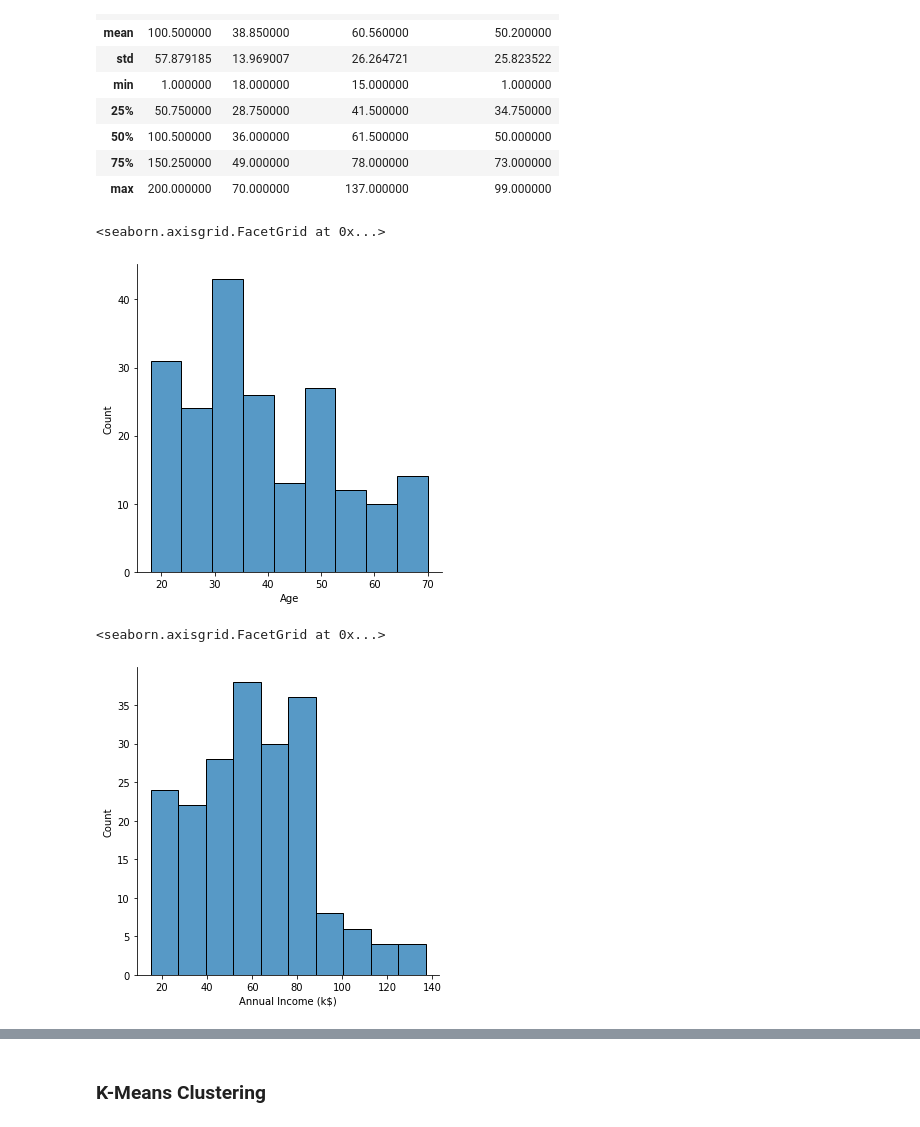
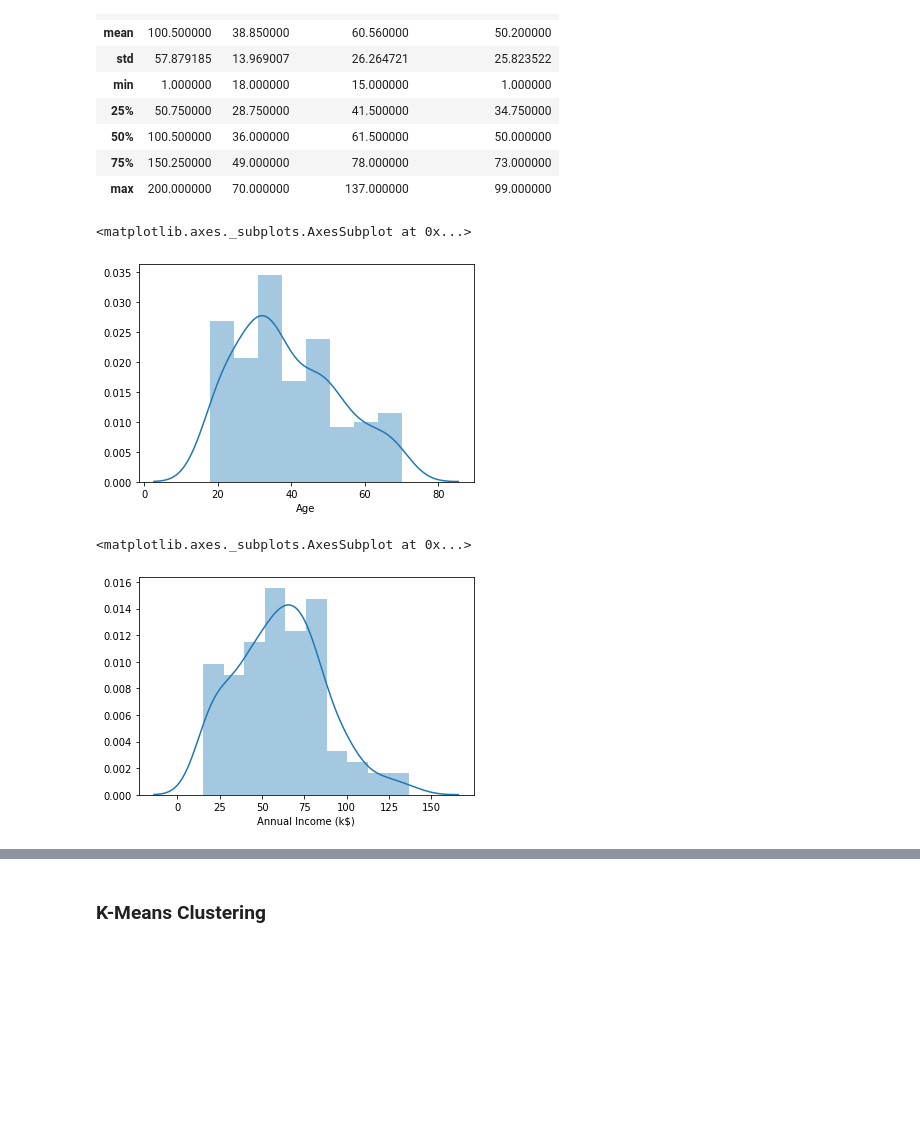
Before and after one commit to pedromaiapatinha/Mall_Customers_Segmentation, a Jupyter notebook: K-Means Clustering - Mall Customers Segmentation.ipynb, the cells around one changed output, grey strips where cells are left out. Cells and saved outputs as stored; diff of their text form; code cells hidden in the pictures; blank space fills up the shorter version.

```diff
--- a/K-Means Clustering - Mall Customers Segmentation.ipynb
+++ b/K-Means Clustering - Mall Customers Segmentation.ipynb
@@ -36,13 +36,13 @@ df.describe()
 # %%
 df.drop(columns=['Gender'], inplace=True)
 # %%
-sns.displot(df["Age"])
+sns.distplot(df["Age"])
 # %% [output]
-<seaborn.axisgrid.FacetGrid at 0x...>
+<matplotlib.axes._subplots.AxesSubplot at 0x...>
-[figure, old version]
+[figure, new version]
 # %%
-sns.displot(df["Annual Income (k$)"])
+sns.distplot(df["Annual Income (k$)"])
 # %% [output]
-<seaborn.axisgrid.FacetGrid at 0x...>
+<matplotlib.axes._subplots.AxesSubplot at 0x...>
-[figure, old version]
+[figure, new version]
 # %%
```
Also changed, not shown: parts of 17 cells of this notebook.
